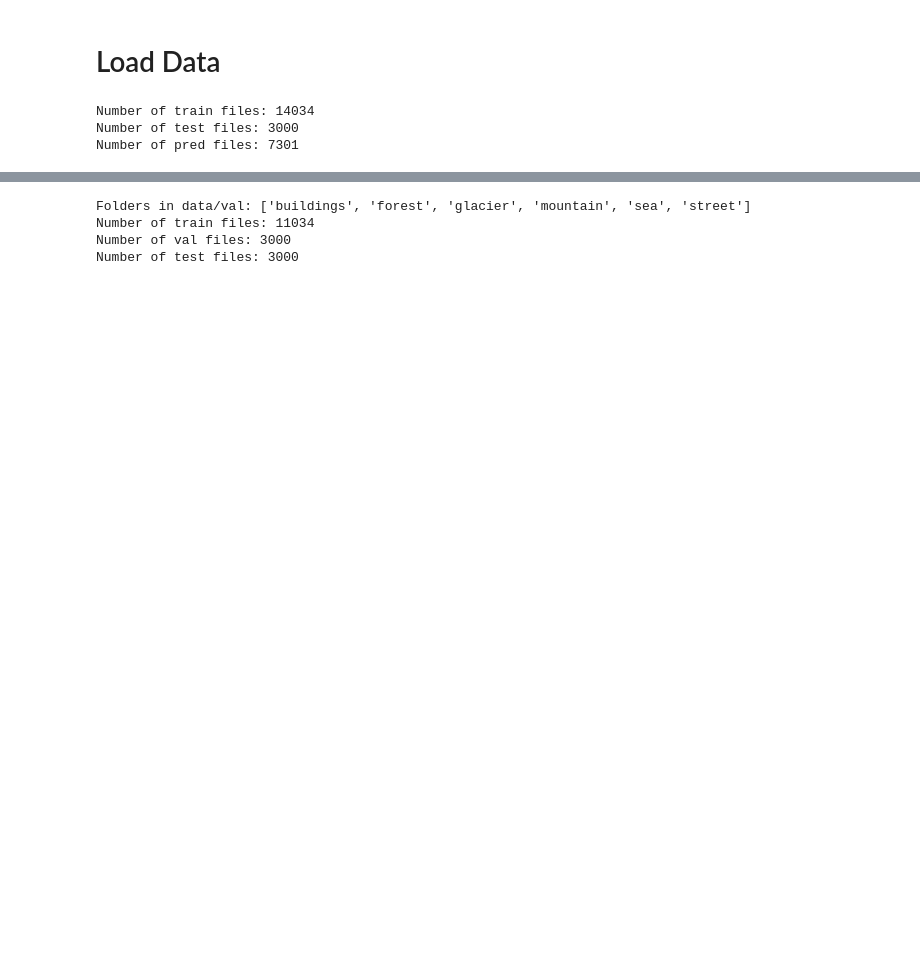
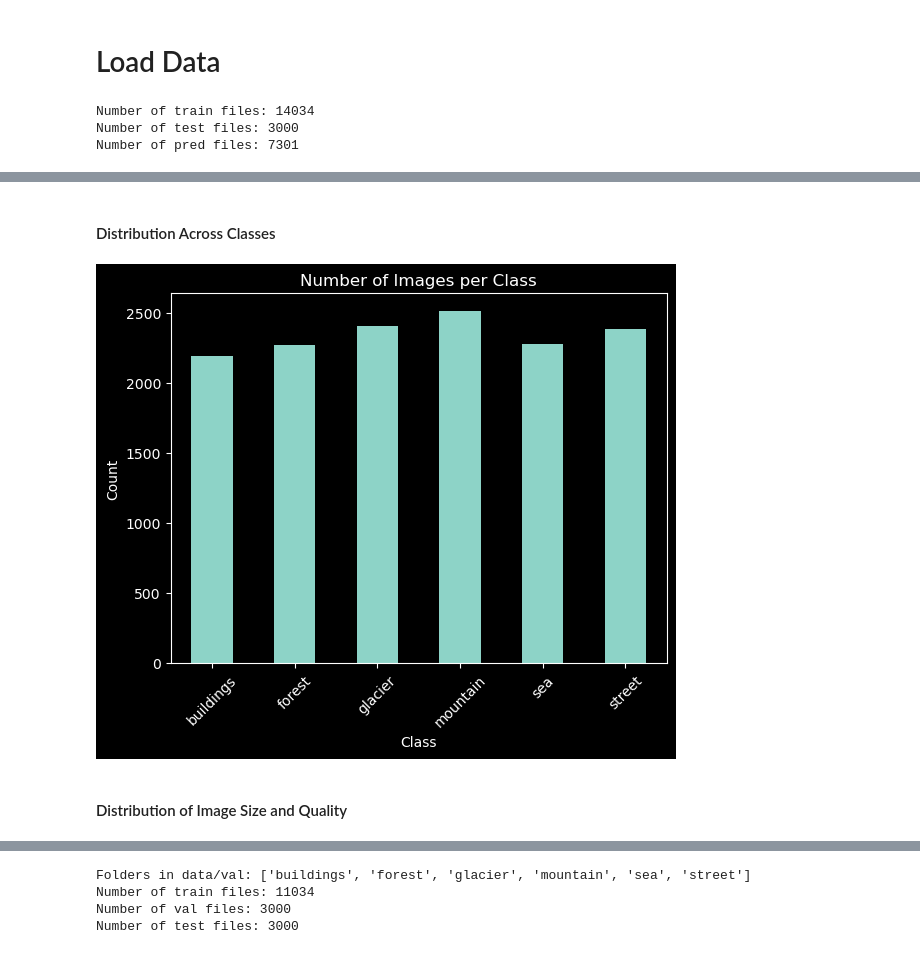
Before and after one commit to kac624/cuny, a Jupyter notebook: D622/hw4_cv/overview.ipynb, the cells around one changed output, grey strips where cells are left out. Saved outputs shown, nothing was run; the diff lists cells and outputs as text; code cells hidden in the pictures; blank space fills up the shorter version.

```diff
--- a/D622/hw4_cv/overview.ipynb
+++ b/D622/hw4_cv/overview.ipynb
@@ -35,6 +45,10 @@ device = torch.device("cuda" if torch.cuda.is_available() else "cpu")
 # %% [markdown]
 # Load Data
 # %%
+# clear out data directory
+for folder in os.listdir('data'):
+    shutil.rmtree(f'data/{folder}')
+
 # download dataset with Kaggle API
 api.dataset_download_files('puneet6060/intel-image-classification')
 
@@ -96,0 +117,20 @@ for label in os.listdir('data/train'):
+# %% [markdown]
+#### Distribution Across Classes
+# %%
+class_counts = {}
+for folder in os.listdir('data/train'):
+    class_path = f'data/train/{folder}'
+    if os.path.isdir(class_path):
+        class_counts[folder] = len(os.listdir(class_path))
+
+pd.DataFrame(class_counts, index=['count']).transpose().plot(kind='bar')
+plt.title('Number of Images per Class')
+plt.ylabel('Count')
+plt.xlabel('Class')
+plt.xticks(rotation=45)
+plt.legend().remove()
+plt.show()
+# %% [output]
+[figure, added]
+# %% [markdown]
+#### Distribution of Image Size and Quality
```
Also changed, not shown: parts of 86 cells of this notebook.
